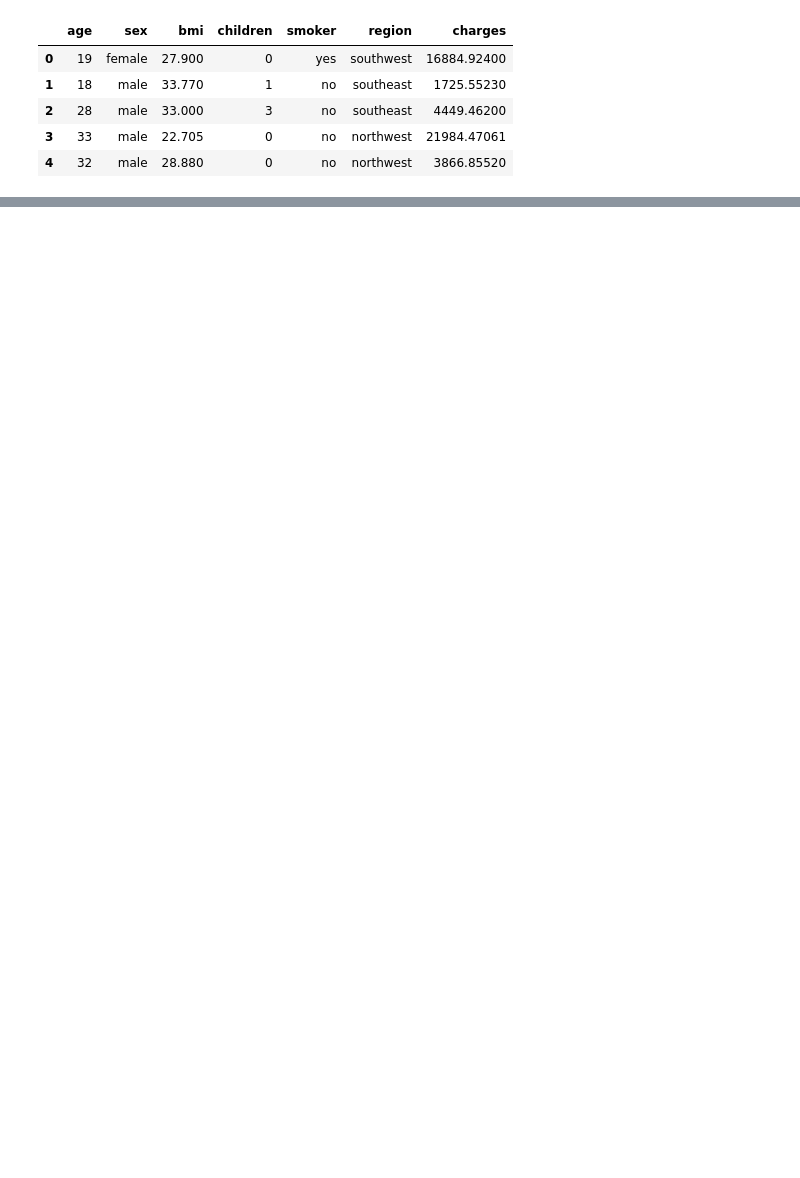
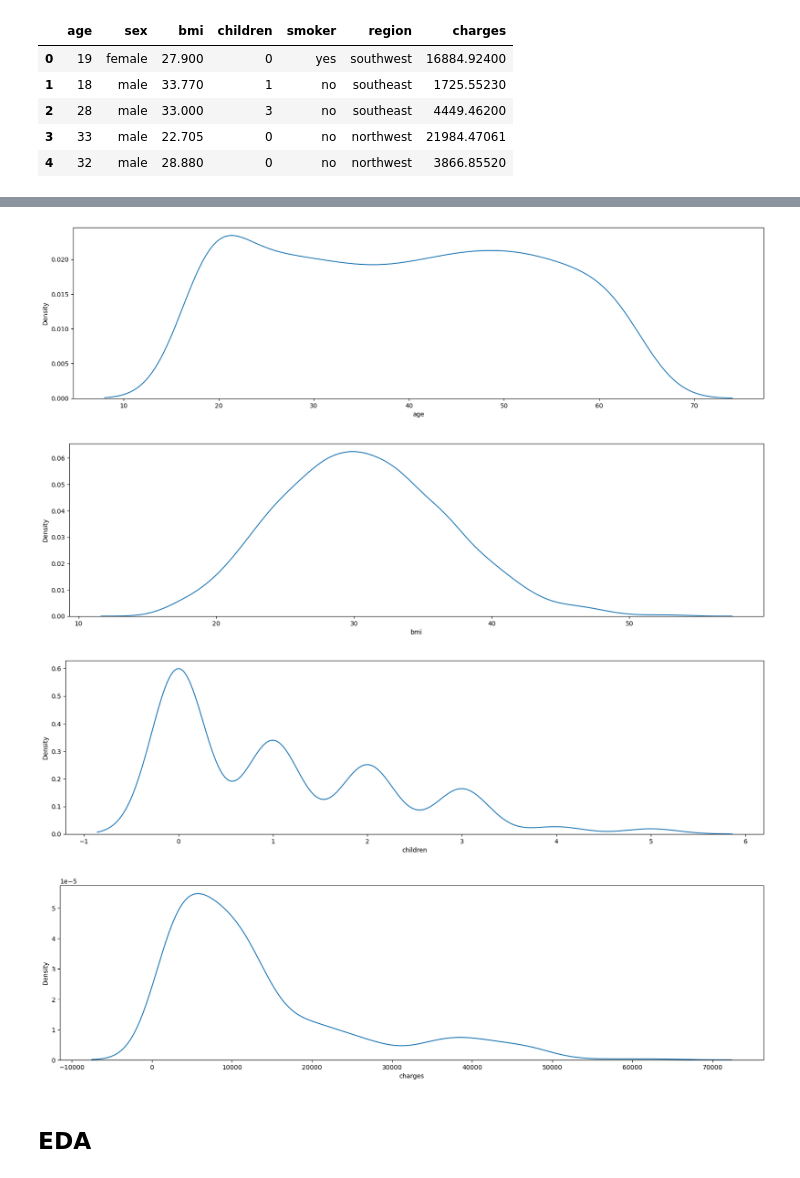
Before and after one commit to Marcos-Verdi/DA_Reg_InsuranceExpenses, a Jupyter notebook: insurance_expenses_analysis.ipynb, the cells around one changed output, grey strips where cells are left out. Saved outputs shown, nothing was run; the diff lists cells and outputs as text; code cells hidden in the pictures; blank space fills up the shorter version.

```diff
--- a/insurance_expenses_analysis.ipynb
+++ b/insurance_expenses_analysis.ipynb
@@ -15,0 +94,11 @@ df.head(5)
+# %%
+for col in num_cols:
+    plt.figure(figsize=(20,5))
+    sns.kdeplot(data=df,x=col)
+# %% [output]
+[figure, added]
+[figure, added]
+[figure, added]
+[figure, added]
+# %% [markdown]
+## EDA
```
Also changed, not shown: parts of 24 cells of this notebook.
